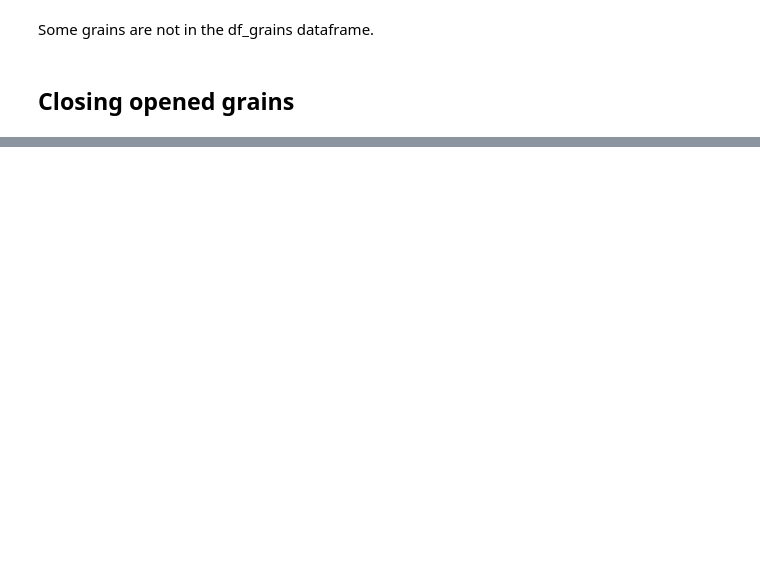
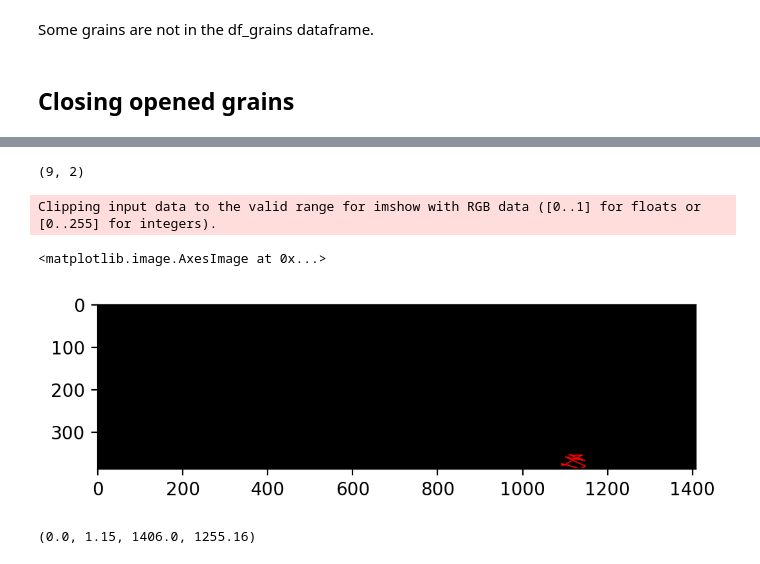
Before and after one commit to bruno-manoel-dbki/tantalum, a Jupyter notebook: source/Grain selection.ipynb, the cells around one changed output, grey strips where cells are left out. Saved outputs shown, nothing was run; the diff lists cells and outputs as text; code cells hidden in the pictures; blank space fills up the shorter version.

```diff
--- a/source/Grain selection.ipynb
+++ b/source/Grain selection.ipynb
@@ -661,0 +754,2 @@ hull.points[hull.simplices[0,1], :]
+# %%
+p = points.drop_duplicates()
@@ -661,0 +782,7 @@ hull.points[hull.simplices[0,1], :]
+# %%
+p1 = p.to_numpy()
+a = []
+for ind in p1:
+    a.append(clockwiseangle_and_distance(ind))
+
+a
@@ -661,0 +805,5 @@ hull.points[hull.simplices[0,1], :]
+# %%
+sort = sorted(p1, key=clockwiseangle_and_distance)
+a = []
+for b in sort:
+    a.append(tuple((int(b[0]),int(b[1]))))
@@ -661,0 +828,29 @@ hull.points[hull.simplices[0,1], :]
+# %%
+pts = [(50, 50), (300, 190), (400, 10)]
+pt = [(1, 1150), (2, 1154), (3, 1194),(1, 1153),(1, 1160), (1, 1173),(1, 1180),(1, 1184), (1, 1188)]
+np.shape(pt)
+# %% [output]
+(9, 2)
+# %%
+import cv2
+
+width = int(max([max(df.x_end),max(One_grain.x_start)]))+1
+height = int(max([max(One_grain.y_end),max(One_grain.y_start)]))+1
+np_img = np.zeros([height, width, 3])
+
+# a = []
+# for ind in p.iloc():
+#     a.append(clockwiseangle_and_distance(ind.values))
+
+
+cv2.polylines(np_img, np.array([a]), True, (255,0,0), 2)
+
+plt.imshow(np_img)
+# %% [output]
+Clipping input data to the valid range for imshow with RGB data ([0..1] for floats or [0..255] for integers).
+<matplotlib.image.AxesImage at 0x...>
+[figure, added]
+# %%
+(df.iloc[0].x_start,df.iloc[0].y_start,df.iloc[-1].x_start,df.iloc[-1].y_start)
+# %% [output]
+(0.0, 1.15, 1406.0, 1255.16)
```
Also changed, not shown: parts of 19 cells of this notebook, 1 other file.
